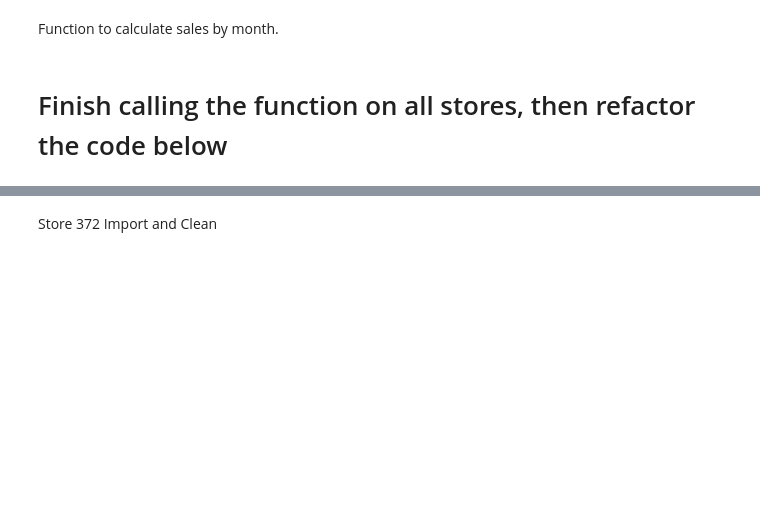
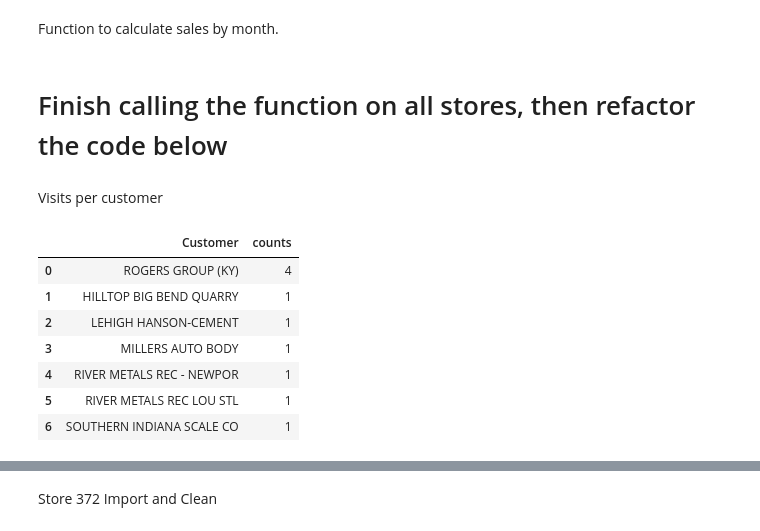
Before and after one commit to dmorton714/vis, a Jupyter notebook: final.ipynb, the cells around one changed output, grey strips where cells are left out. Cells and saved outputs as stored; diff of their text form; code cells hidden in the pictures; blank space fills up the shorter version.

```diff
--- a/final.ipynb
+++ b/final.ipynb
@@ -123,6 +124,25 @@ dfg4 = graph(df4)
 
 dfg5 = graph(df5)
 # dfg5.plot.bar()
+# %% [markdown]
+Visits per customer
+# %%
+by_cust =(df0['Customer']).value_counts().sort_index()
+df0_customer = by_cust.rename_axis('Customer').reset_index(name='counts')
+df0_customer.sort_values(by=['counts'], ascending=False, inplace=True)
+df0_customer = df0_customer.reset_index(drop=True)
+df0_customer =  pd.DataFrame(df0_customer)
+df0_customer
+# df0_customer.to_csv(r'output/370_customers.csv', index=False)
+# %% [output]
+|  | Customer | counts |
+| 0 | ROGERS GROUP (KY) | 4 |
+| 1 | HILLTOP BIG BEND QUARRY | 1 |
+| 2 | LEHIGH HANSON-CEMENT | 1 |
+| 3 | MILLERS AUTO BODY | 1 |
+| 4 | RIVER METALS REC - NEWPOR | 1 |
+| 5 | RIVER METALS REC LOU STL | 1 |
+| 6 | SOUTHERN INDIANA SCALE CO | 1 |
 # %%
 # x-coordinates of left sides of bars
 left = dfg0['Date']
```
Also changed, not shown: parts of 14 cells of this notebook, 20 other files.
